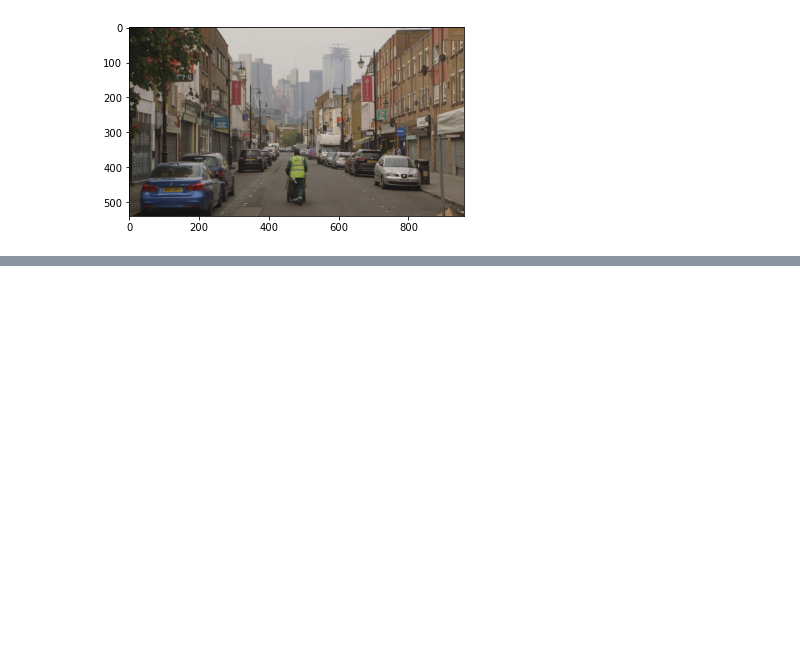
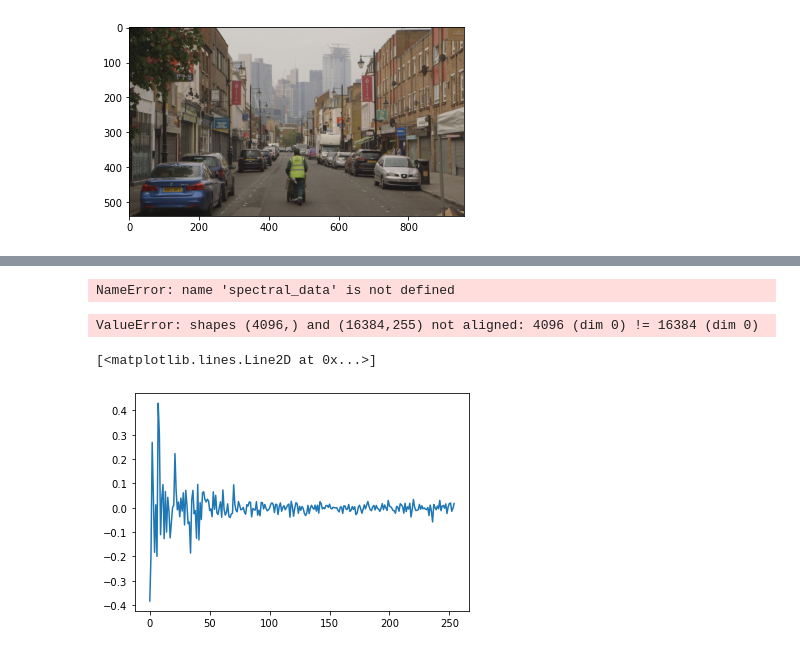
Before and after one commit to benthehuman1/UW-Vision-Segmentation, a Jupyter notebook: scratch.ipynb, the cells around one changed output, grey strips where cells are left out. Cells and saved outputs as stored; diff of their text form; code cells hidden in the pictures; blank space fills up the shorter version.

Commit message:
better spectral data handling

```diff
--- a/scratch.ipynb
+++ b/scratch.ipynb
@@ -300,0 +205,23 @@ ax.plot(C)
+# %%
+D = spectral_data.ImageSpectralData(scales[1].imageChunk)
+pcm1 = D.PCMs[0]
+fig, ax = plt.subplots()
+ax.imshow(pcm1)
+# %% [output]
+NameError: name 'spectral_data' is not defined
+# %%
+pcm1_flat = pcm1.ravel()
+pca_basis = dim_reduction.get_basis(64)
+coeffs = pca_basis.get_basis_coeffs(pcm1_flat, 255)
+print(coeffs.shape)
+pcm1_approx = pca_basis.get_approximation_from_coeffs(coeffs).reshape((128, 128))
+fig, ax = plt.subplots()
+ax.imshow(pcm1_approx)
+# %% [output]
+ValueError: shapes (4096,) and (16384,255) not aligned: 4096 (dim 0) != 16384 (dim 0)
+# %%
+fig, ax = plt.subplots()
+ax.plot(coeffs)
+# %% [output]
+[<matplotlib.lines.Line2D at 0x...>]
+[figure, added]
```
Also changed, not shown: parts of 7 cells of this notebook, 3 other files.
